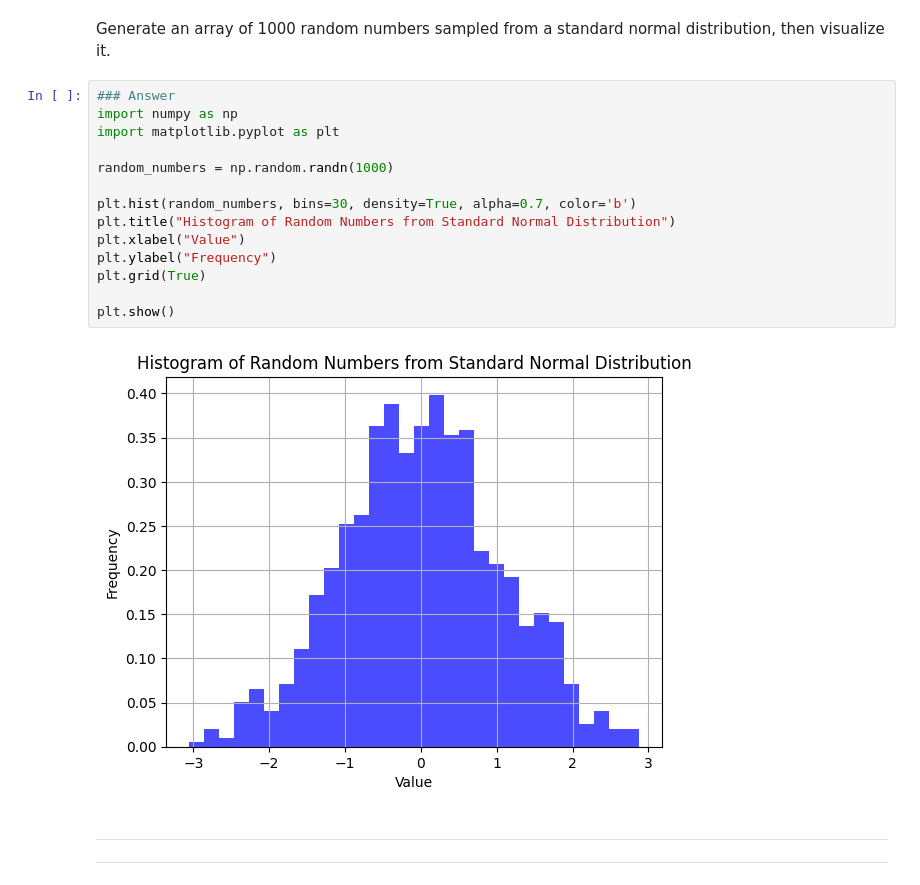
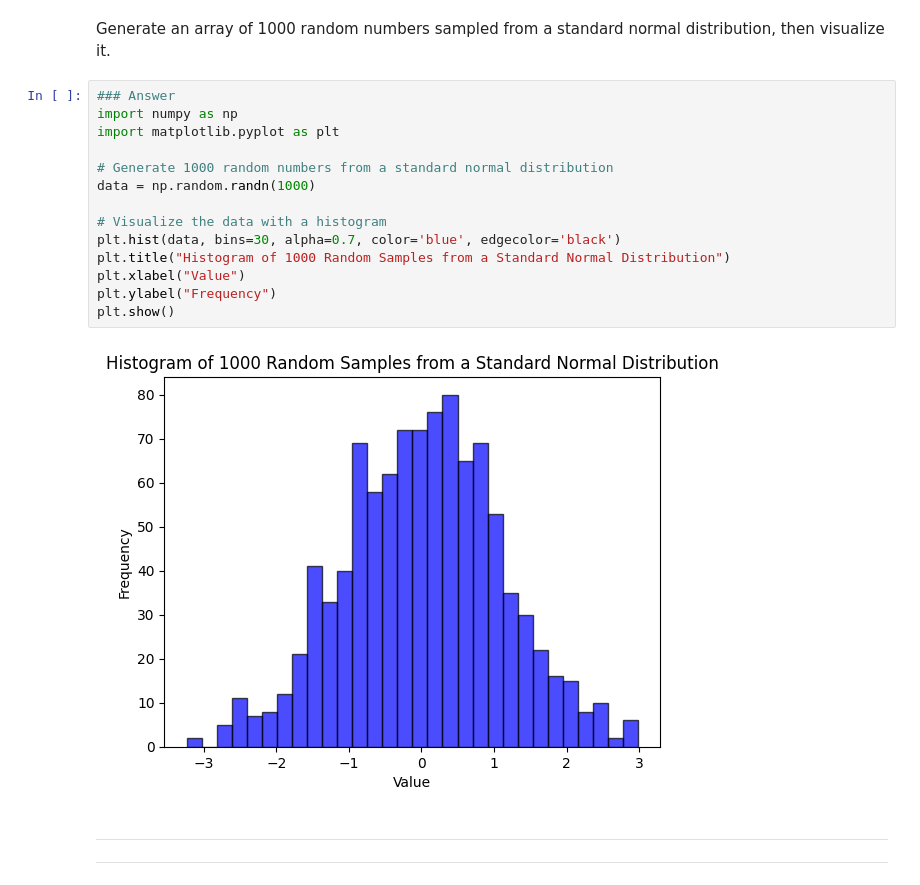
Before and after one commit to UTA-PYTHON/Home_Work_Submission, a Jupyter notebook: Homework7_Questions_Numpy.ipynb, the cells around one changed output. Saved outputs shown, nothing was run; the diff lists cells and outputs as text.

```diff
--- a/Homework7_Questions_Numpy.ipynb
+++ b/Homework7_Questions_Numpy.ipynb
@@ -71,19 +83,19 @@ Generate an array of 1000 random numbers sampled from a standard normal distribu
 # %%
 ### Answer
 import numpy as np
 import matplotlib.pyplot as plt
 
-random_numbers = np.random.randn(1000)
+# Generate 1000 random numbers from a standard normal distribution
+data = np.random.randn(1000)
 
-plt.hist(random_numbers, bins=30, density=True, alpha=0.7, color='b')
-plt.title("Histogram of Random Numbers from Standard Normal Distribution")
+# Visualize the data with a histogram
+plt.hist(data, bins=30, alpha=0.7, color='blue', edgecolor='black')
+plt.title("Histogram of 1000 Random Samples from a Standard Normal Distribution")
 plt.xlabel("Value")
 plt.ylabel("Frequency")
-plt.grid(True)
-
 plt.show()
 # %% [output]
-[figure, old version]
+[figure, new version]
 # %% [markdown]
 
 
```
Also changed, not shown: parts of 13 cells of this notebook.
